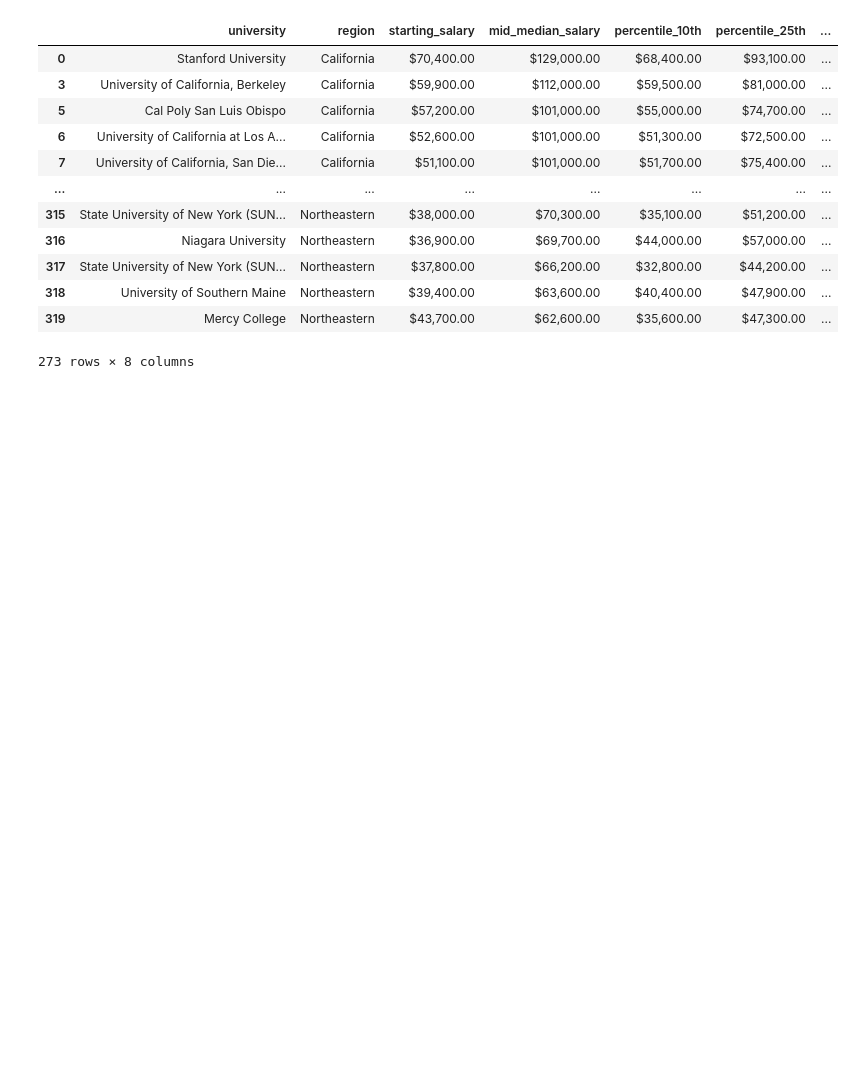
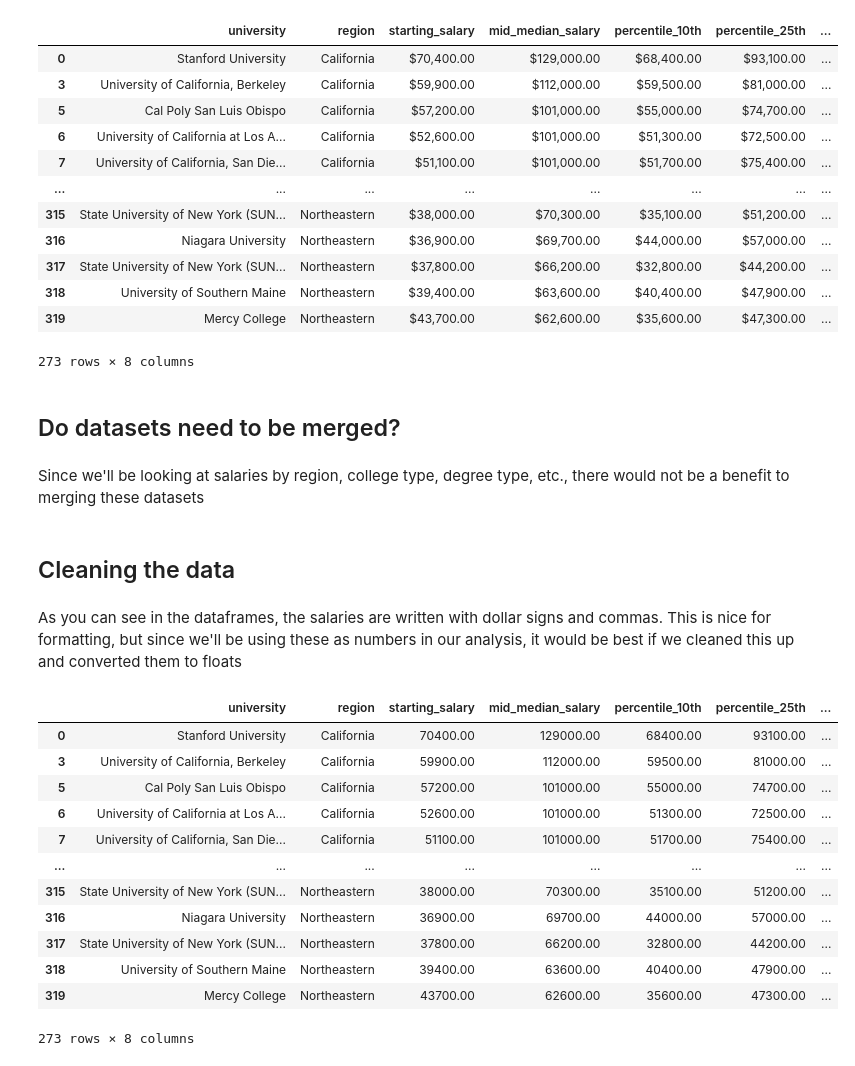
Before and after one commit to jackr276/Final-Project-CMP-262, a Jupyter notebook: Final Project.ipynb, the cells around one changed output. Drawn from its saved outputs; the diff is of its cells as text; code cells hidden in the pictures; blank space fills up the shorter version.

```diff
--- a/Final Project.ipynb
+++ b/Final Project.ipynb
@@ -348,3 +348,38 @@ salaries_by_region_df
 | 318 | University of Southern Maine | Northeastern | $39,400.00 | $63,600.00 | $40,400.00 | $47,900.00 | ... |
 | 319 | Mercy College | Northeastern | $43,700.00 | $62,600.00 | $35,600.00 | $47,300.00 | ... |
 273 rows × 8 columns
+# %% [markdown]
+## Do datasets need to be merged?
+# %% [markdown]
+Since we'll be looking at salaries by region, college type, degree type, etc., there would not be a benefit to merging these datasets
+# %% [markdown]
+## Cleaning the data
+# %% [markdown]
+As you can see in the dataframes, the salaries are written with dollar signs and commas. This is nice for formatting, but since we'll be using these as numbers in our analysis, it would be best if we cleaned this up and converted them to floats
+# %%
+def remove_bad_chars(df):
+    bad_chars = [",", "$"] #we don't want any of these when we convert to a float
+    for index, row in df.iterrows():
+        row['starting_salary'] = ''.join(filter(lambda i: i not in bad_chars, row['starting_salary']))
+        row['mid_median_salary'] = ''.join(filter(lambda i: i not in bad_chars, row['mid_median_salary']))
+        row['percentile_10th'] = ''.join(filter(lambda i: i not in bad_chars, row['percentile_10th']))
+        row['percentile_25th'] = ''.join(filter(lambda i: i not in bad_chars, row['percentile_25th']))
+        row['percentile_75th'] = ''.join(filter(lambda i: i not in bad_chars, row['percentile_75th']))
+        row['percentile_90th'] = ''.join(filter(lambda i: i not in bad_chars, row['percentile_90th']))
+# %%
+remove_bad_chars(salaries_by_region_df)
+salaries_by_region_df
+# %% [output]
+|  | university | region | starting_salary | mid_median_salary | percentile_10th | percentile_25th | ... |
+| 0 | Stanford University | California | 70400.00 | 129000.00 | 68400.00 | 93100.00 | ... |
+| 3 | University of California, Berkeley | California | 59900.00 | 112000.00 | 59500.00 | 81000.00 | ... |
+| 5 | Cal Poly San Luis Obispo | California | 57200.00 | 101000.00 | 55000.00 | 74700.00 | ... |
+| 6 | University of California at Los A... | California | 52600.00 | 101000.00 | 51300.00 | 72500.00 | ... |
+| 7 | University of California, San Die... | California | 51100.00 | 101000.00 | 51700.00 | 75400.00 | ... |
+| ... | ... | ... | ... | ... | ... | ... | ... |
+| 315 | State University of New York (SUN... | Northeastern | 38000.00 | 70300.00 | 35100.00 | 51200.00 | ... |
+| 316 | Niagara University | Northeastern | 36900.00 | 69700.00 | 44000.00 | 57000.00 | ... |
+| 317 | State University of New York (SUN... | Northeastern | 37800.00 | 66200.00 | 32800.00 | 44200.00 | ... |
+| 318 | University of Southern Maine | Northeastern | 39400.00 | 63600.00 | 40400.00 | 47900.00 | ... |
+| 319 | Mercy College | Northeastern | 43700.00 | 62600.00 | 35600.00 | 47300.00 | ... |
+273 rows × 8 columns
```
Also changed, not shown: parts of 2 cells of this notebook.
